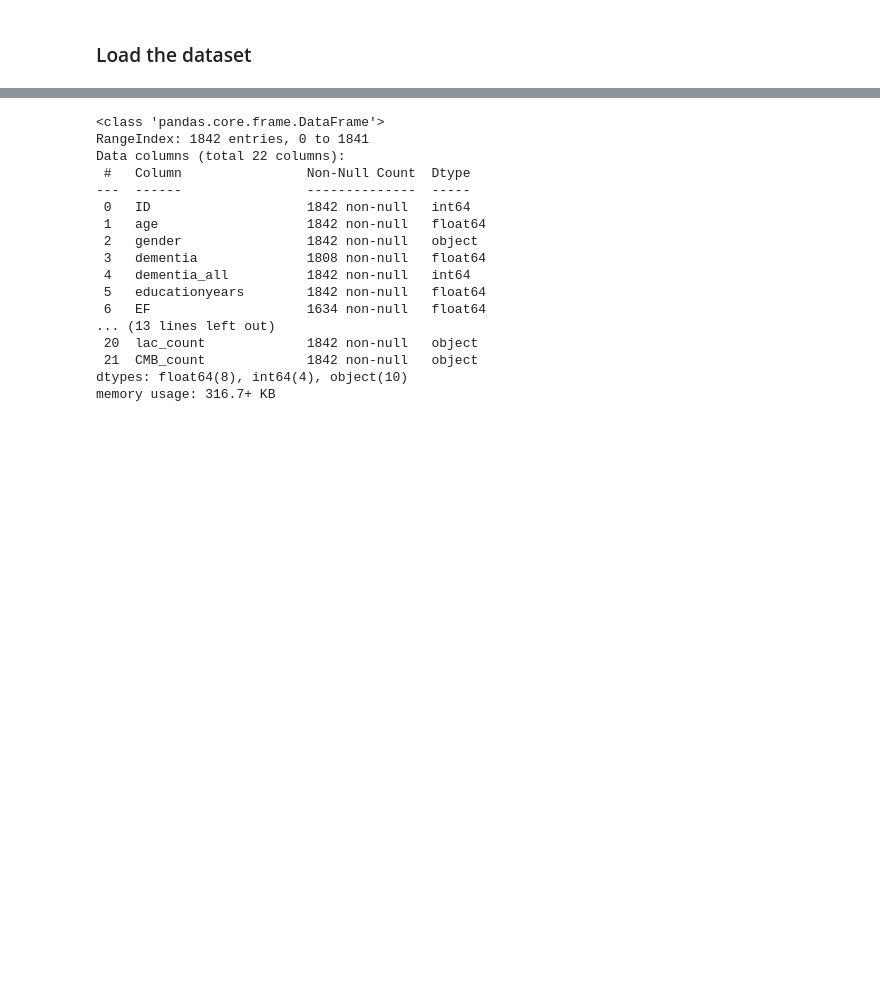
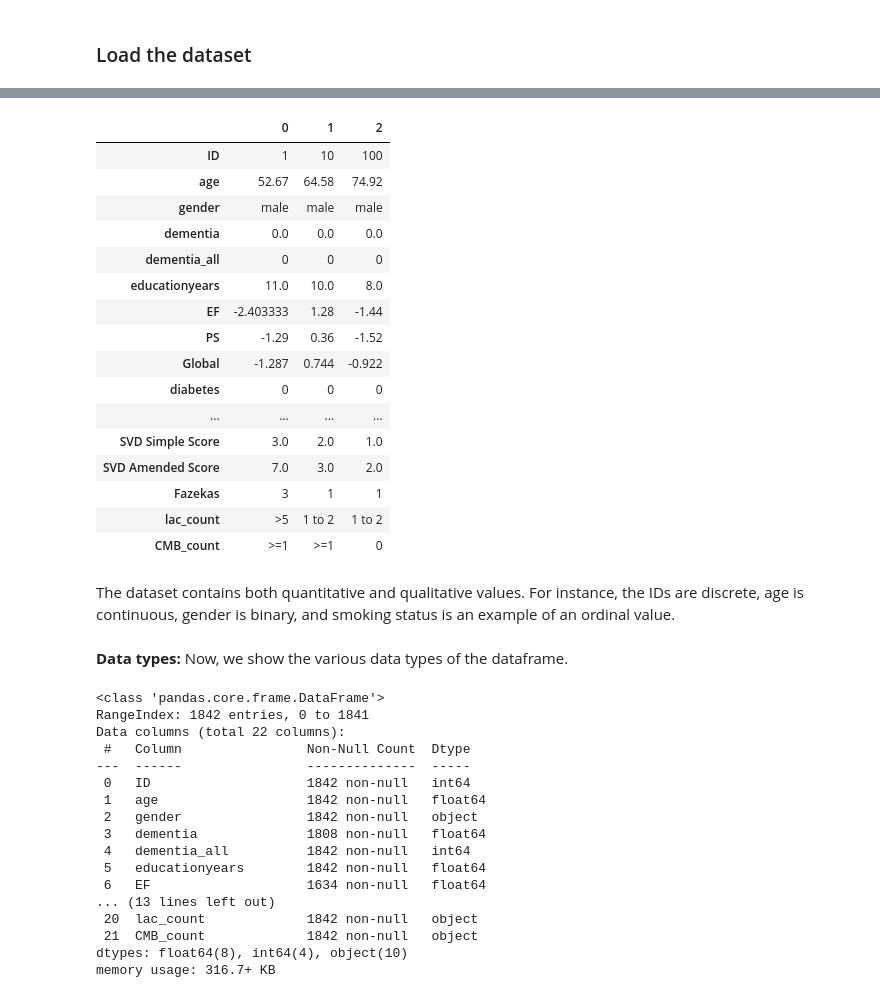
Before and after one commit to simonskodt/big-data-processes, a Jupyter notebook: dementia_project/dementia_analysis.ipynb, the cells around one changed output, grey strips where cells are left out. Cells and saved outputs as stored; diff of their text form; code cells hidden in the pictures; blank space fills up the shorter version.

```diff
--- a/dementia_project/dementia_analysis.ipynb
+++ b/dementia_project/dementia_analysis.ipynb
@@ -78 +53,27 @@ Index(['ID', 'age', 'gender', 'dementia', 'dementia_all', 'educationyears',
+# %%
+df.head(3).T
+# %% [output]
+|  | 0 | 1 | 2 |
+| ID | 1 | 10 | 100 |
+| age | 52.67 | 64.58 | 74.92 |
+| gender | male | male | male |
+| dementia | 0.0 | 0.0 | 0.0 |
+| dementia_all | 0 | 0 | 0 |
+| educationyears | 11.0 | 10.0 | 8.0 |
+| EF | -2.403333 | 1.28 | -1.44 |
+| PS | -1.29 | 0.36 | -1.52 |
+| Global | -1.287 | 0.744 | -0.922 |
+| diabetes | 0 | 0 | 0 |
+| ... | ... | ... | ... |
+| SVD Simple Score | 3.0 | 2.0 | 1.0 |
+| SVD Amended Score | 7.0 | 3.0 | 2.0 |
+| Fazekas | 3 | 1 | 1 |
+| lac_count | >5 | 1 to 2 | 1 to 2 |
+| CMB_count | >=1 | >=1 | 0 |
+# %% [markdown]
+The dataset contains both quantitative and qualitative values. For instance, the IDs are discrete, age is continuous, gender is binary, and smoking status is an example of an ordinal value.
+# %% [markdown]
+<div class="alert alert-block">
+    <b>Data types:</b> Now, we show the various data types of the dataframe.
+</div>
 # %%
```
Also changed, not shown: parts of 31 cells of this notebook, 1 other file.
